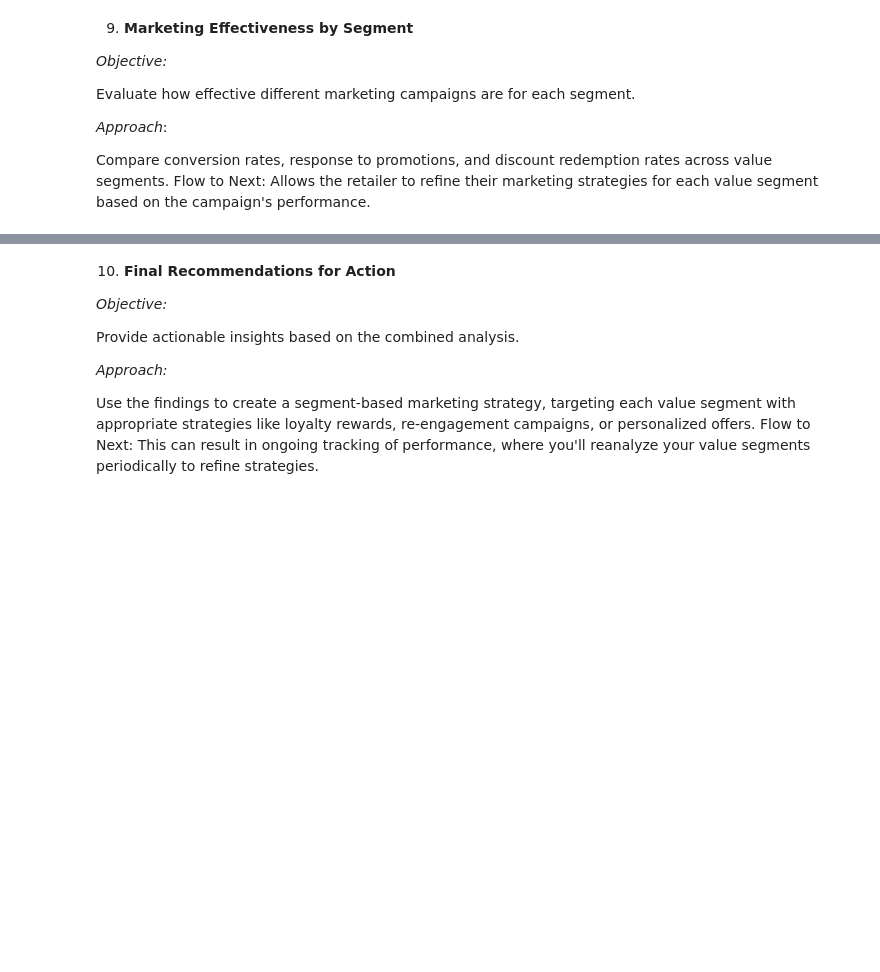
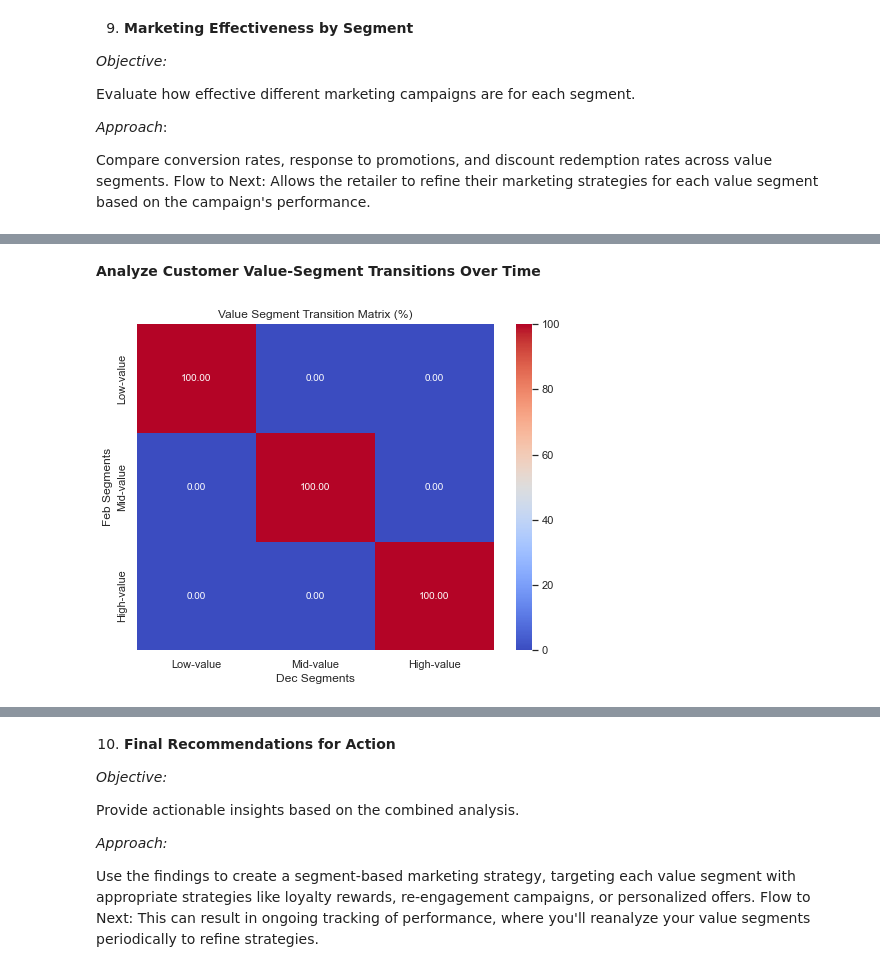
Before and after one commit to mandele1999/retail_project, a Jupyter notebook: notebooks/exploratory_analysis.ipynb, the cells around one changed output, grey strips where cells are left out. Cells and saved outputs as stored; diff of their text form; code cells hidden in the pictures; blank space fills up the shorter version.

```diff
--- a/notebooks/exploratory_analysis.ipynb
+++ b/notebooks/exploratory_analysis.ipynb
@@ -705,0 +700,22 @@ Name: count, dtype: int64
+# %% [markdown]
+**Analyze Customer Value-Segment Transitions Over Time**
+# %%
+# Create snapshots for two time periods
+snapshot_1 = rfm_df[rfm_df['YearMonth'] == '2010-12'][['CustomerID', 'Value_segment']].rename(columns={'Value_segment': 'Segment_Dec'})
+snapshot_2 = rfm_df[rfm_df['YearMonth'] == '2011-06'][['CustomerID', 'Value_segment']].rename(columns={'Value_segment': 'Segment_Feb'})
+
+# Merge snapshots to observe transitions
+transitions = snapshot_1.merge(snapshot_2, on='CustomerID', how='inner')
+
+# Generate transition matrix
+transition_matrix = pd.crosstab(transitions['Segment_Dec'], transitions['Segment_Feb'], normalize='index') * 100
+
+# Visualize the transition matrix
+plt.figure(figsize=(8, 6))
+sns.heatmap(transition_matrix, annot=True, fmt=".2f", cmap="coolwarm")
+plt.title('Value Segment Transition Matrix (%)')
+plt.xlabel('Dec Segments')
+plt.ylabel('Feb Segments')
+plt.show()
+# %% [output]
+[figure, added]
```
Also changed, not shown: parts of 8 cells of this notebook.
